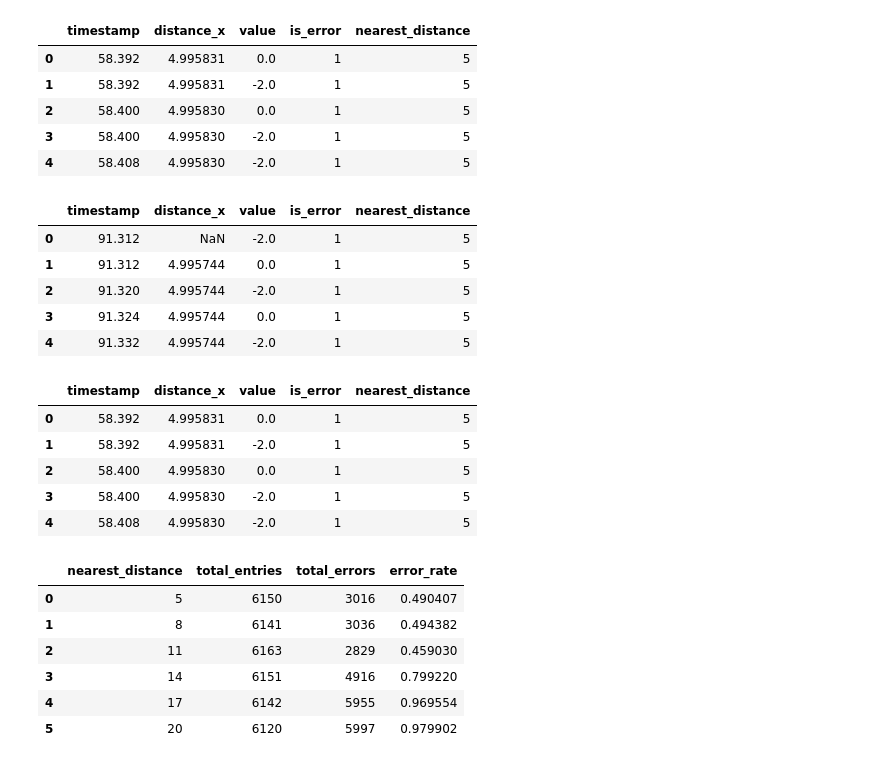
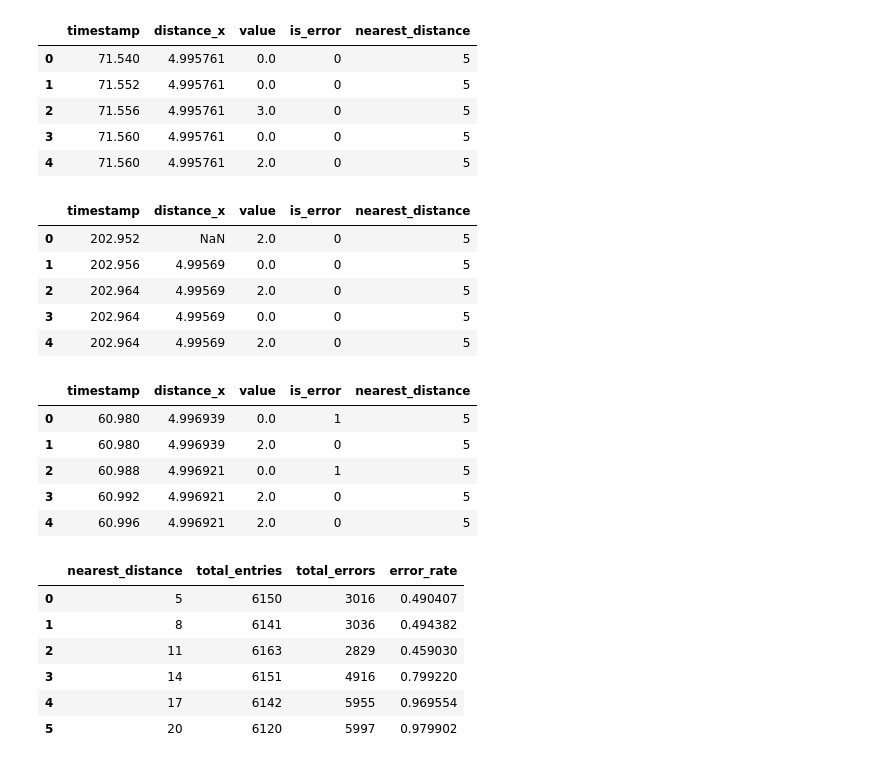
Before and after one commit to MarlonRiv/uvdar_core, a Jupyter notebook: scripts/Processing_evaluation_distance.ipynb, the cells around one changed output. Drawn from its saved outputs; the diff is of its cells as text; code cells hidden in the pictures.

```diff
--- a/scripts/Processing_evaluation_distance.ipynb
+++ b/scripts/Processing_evaluation_distance.ipynb
@@ -5,42 +5,42 @@ import os
 import numpy as np
 
 # Load the data
-input_csv_path = os.path.expanduser('~/Desktop/MRS_Master_Project/rosbags/simulation/dynamic_standard_th_50.csv')
+input_csv_path = os.path.expanduser('~/Desktop/MRS_Master_Project/rosbags/simulation/combined_static_standard_th_150.csv')
 data = pd.read_csv(input_csv_path)
 
 data['distance_x'] = 10.0 - data['distance_x']
 
 
 # Fill missing 'distance_x' with the previous value
 data['distance_x'] = data['distance_x'].fillna(method='ffill')
 
 # Fill missing 'value' with 0
 data['value'] = data['value'].fillna(0)
 
 
 # Recalculate error rates with absolute distances
-data['is_error'] = data['value'].apply(lambda x: 1 if x not in [1, 2, 3] else 0)
+data['is_error'] = data['value'].apply(lambda x: 1 if x not in [0, 1, 2, 3] else 0)
 
 # Specified relative distances
 specified_distances = np.array([5, 8, 11, 14, 17, 20])
 
 # Assigning each data point to the nearest specified distance
 data['nearest_distance'] = specified_distances[np.abs(specified_distances[:, np.newaxis] - data['distance_x'].values).argmin(axis=0)]
 
 # Save the cleaned data to a new CSV file
-cleaned_file_path = os.path.expanduser('~/Desktop/MRS_Master_Project/rosbags/simulation/dynamic_standard_th_50_cleaned.csv')
+cleaned_file_path = os.path.expanduser('~/Desktop/MRS_Master_Project/rosbags/simulation/combined_static_standard_th_150_processed.csv')
 
 data.to_csv(cleaned_file_path, index=False)
 
 cleaned_file_path # Return the path to the new CSV and display the first few rows of the cleaned data.
 data.head(5)
 # %% [output]
 |  | timestamp | distance_x | value | is_error | nearest_distance |
-| 0 | 58.392 | 4.995831 | 0.0 | 1 | 5 |
-| 1 | 58.392 | 4.995831 | -2.0 | 1 | 5 |
-| 2 | 58.400 | 4.995830 | 0.0 | 1 | 5 |
-| 3 | 58.400 | 4.995830 | -2.0 | 1 | 5 |
-| 4 | 58.408 | 4.995830 | -2.0 | 1 | 5 |
+| 0 | 71.540 | 4.995761 | 0.0 | 0 | 5 |
+| 1 | 71.552 | 4.995761 | 0.0 | 0 | 5 |
+| 2 | 71.556 | 4.995761 | 3.0 | 0 | 5 |
+| 3 | 71.560 | 4.995761 | 0.0 | 0 | 5 |
+| 4 | 71.560 | 4.995761 | 2.0 | 0 | 5 |
 # %%
 #Loading the data
 import pandas as pd
@@ -57,20 +57,30 @@ data_static_100 = pd.read_csv(input_csv_path)
 data_static_100.head(5)
 
 # Load the data of threshold 150
-input_csv_path = os.path.expanduser('~/Desktop/MRS_Master_Project/rosbags/simulation/combined_static_standard_th_150_cleaned.csv')
+input_csv_path = os.path.expanduser('~/Desktop/MRS_Master_Project/rosbags/simulation/combined_static_standard_th_150_processed.csv')
 data_static_150 = pd.read_csv(input_csv_path)
 
 # Load the data of threshold 50
-input_csv_path = os.path.expanduser('~/Desktop/MRS_Master_Project/rosbags/simulation/combined_static_standard_th_50_cleaned.csv')
+input_csv_path = os.path.expanduser('~/Desktop/MRS_Master_Project/rosbags/simulation/combined_static_standard_th_50_processed.csv')
 data_static_50 = pd.read_csv(input_csv_path)
 data_static_50.head(5)
+
+# Load the data of threshold 100 v2
+input_csv_path = os.path.expanduser('~/Desktop/MRS_Master_Project/rosbags/simulation/combined_static_standard_th_100_v2_cleaned.csv')
+data_static_100_v2 = pd.read_csv(input_csv_path)
+data_static_100_v2.head(5)
+
+# Load the data of threshold 100 v2
+input_csv_path = os.path.expanduser('~/Desktop/MRS_Master_Project/rosbags/simulation/combined_static_standard_th_100_v2_processed.csv')
+data_static_100_v2 = pd.read_csv(input_csv_path)
+data_static_100_v2.head(5)
 # %% [output]
 |  | timestamp | distance_x | value | is_error | nearest_distance |
-| 0 | 91.312 | NaN | -2.0 | 1 | 5 |
-| 1 | 91.312 | 4.995744 | 0.0 | 1 | 5 |
-| 2 | 91.320 | 4.995744 | -2.0 | 1 | 5 |
-| 3 | 91.324 | 4.995744 | 0.0 | 1 | 5 |
-| 4 | 91.332 | 4.995744 | -2.0 | 1 | 5 |
+| 0 | 202.952 | NaN | 2.0 | 0 | 5 |
+| 1 | 202.956 | 4.99569 | 0.0 | 0 | 5 |
+| 2 | 202.964 | 4.99569 | 2.0 | 0 | 5 |
+| 3 | 202.964 | 4.99569 | 0.0 | 0 | 5 |
+| 4 | 202.964 | 4.99569 | 2.0 | 0 | 5 |
 # %%
 # Load the data dynamic
 input_csv_path = os.path.expanduser('~/Desktop/MRS_Master_Project/rosbags/simulation/dynamic_standard_th_200_cleaned.csv')
@@ -90,13 +100,18 @@ data_dynamic_150.head(5)
 input_csv_path = os.path.expanduser('~/Desktop/MRS_Master_Project/rosbags/simulation/dynamic_standard_th_50_cleaned.csv')
 data_dynamic_50 = pd.read_csv(input_csv_path)
 data_dynamic_50.head(5)
+
+# Load the data of threshold 100 v2
+input_csv_path = os.path.expanduser('~/Desktop/MRS_Master_Project/rosbags/simulation/dynamic_standard_th_100_v2_cleaned.csv')
+data_dynamic_100_v2 = pd.read_csv(input_csv_path)
+data_dynamic_100_v2.head(5)
 # %% [output]
 |  | timestamp | distance_x | value | is_error | nearest_distance |
-| 0 | 58.392 | 4.995831 | 0.0 | 1 | 5 |
-| 1 | 58.392 | 4.995831 | -2.0 | 1 | 5 |
-| 2 | 58.400 | 4.995830 | 0.0 | 1 | 5 |
-| 3 | 58.400 | 4.995830 | -2.0 | 1 | 5 |
-| 4 | 58.408 | 4.995830 | -2.0 | 1 | 5 |
+| 0 | 60.980 | 4.996939 | 0.0 | 1 | 5 |
+| 1 | 60.980 | 4.996939 | 2.0 | 0 | 5 |
+| 2 | 60.988 | 4.996921 | 0.0 | 1 | 5 |
+| 3 | 60.992 | 4.996921 | 2.0 | 0 | 5 |
+| 4 | 60.996 | 4.996921 | 2.0 | 0 | 5 |
 # %%
 import numpy as np
 # Summarizing the frequency of errors for threshold 200
```
Also changed, not shown: parts of 4 cells of this notebook, 2 other files.
